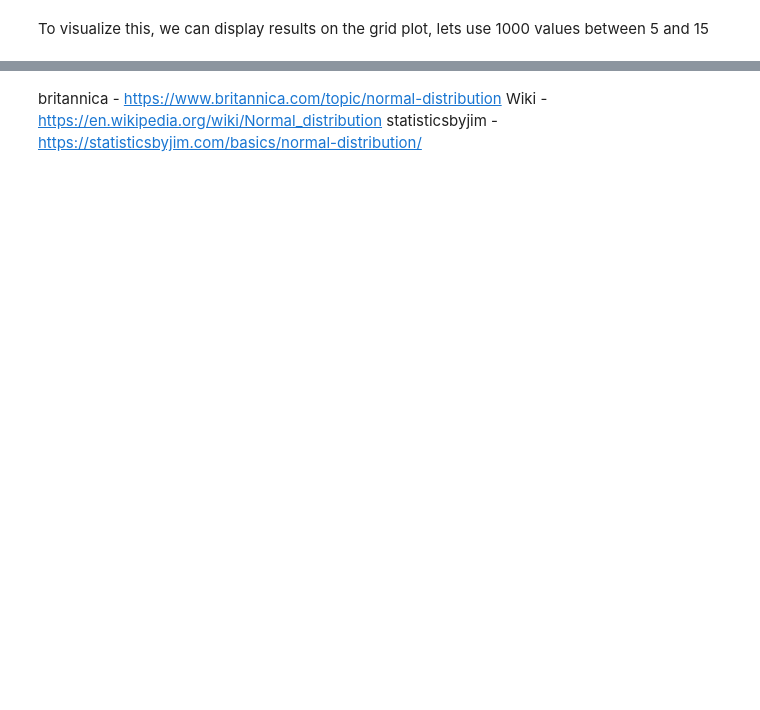
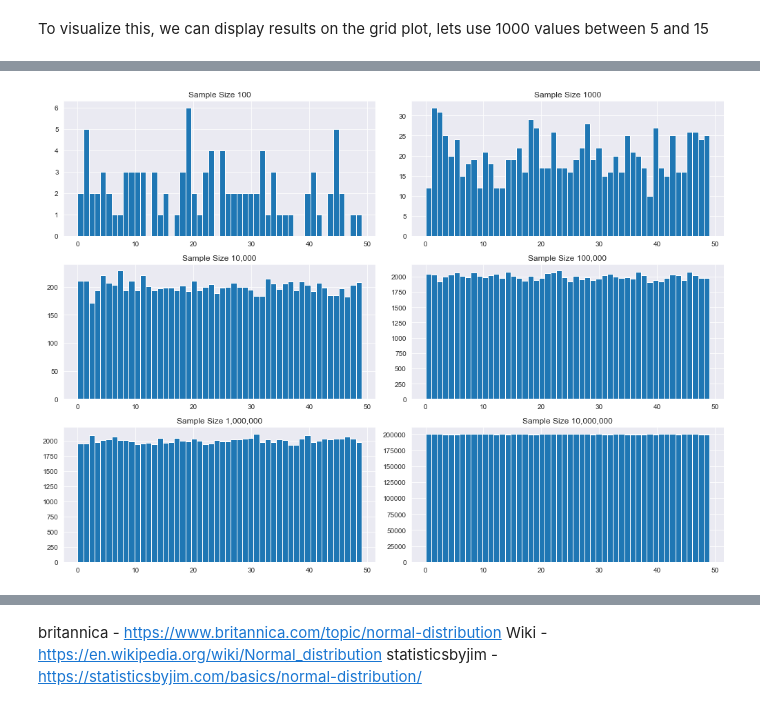
Before and after one commit to angelinka/numpy_assignment, a Jupyter notebook: numPy.ipynb, the cells around one changed output, grey strips where cells are left out. Drawn from its saved outputs; the diff is of its cells as text; code cells hidden in the pictures; blank space fills up the shorter version.

```diff
--- a/numPy.ipynb
+++ b/numPy.ipynb
@@ -415,0 +431,28 @@ plt.plot(rng.uniform(5, 15, size=1000), 'b.')
+# %%
+# looking at the difference the sample size makes
+a = rng.integers(50, size = 100)
+b = rng.integers(50, size = 1000)
+c = rng.integers(50, size = 10000)
+d = rng.integers(50, size = 100000)
+e = rng.integers(50, size = 100000)
+f = rng.integers(50, size = 10000000)
+# %%
+# creating 3 rows and 2 columns of plots
+# axs[0,0] etc. specifies location of the plot on the grid
+fig, axs = plt.subplots(3,2, figsize=(14,10))
+axs[0,0].hist(a, bins=50)
+axs[0,0].set_title('Sample Size 100')
+axs[0,1].hist(b, bins=50)
+axs[0,1].set_title('Sample Size 1000')
+axs[1,0].hist(c, bins=50)
+axs[1,0].set_title('Sample Size 10,000')
+axs[1,1].hist(d, bins=50)
+axs[1,1].set_title('Sample Size 100,000')
+axs[2,0].hist(e, bins=50)
+axs[2,0].set_title('Sample Size 1,000,000')
+axs[2,1].hist(f, bins=50)
+axs[2,1].set_title('Sample Size 10,000,000')
+# creates space between each of the subplots
+fig.tight_layout()
+# %% [output]
+[figure, added]
```
Also changed, not shown: parts of 31 cells of this notebook.
